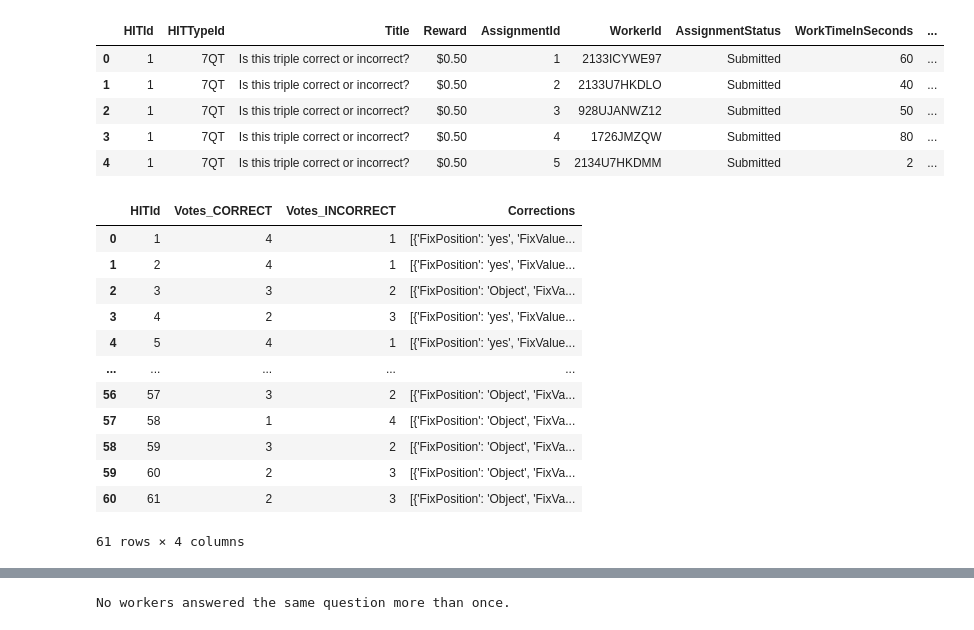
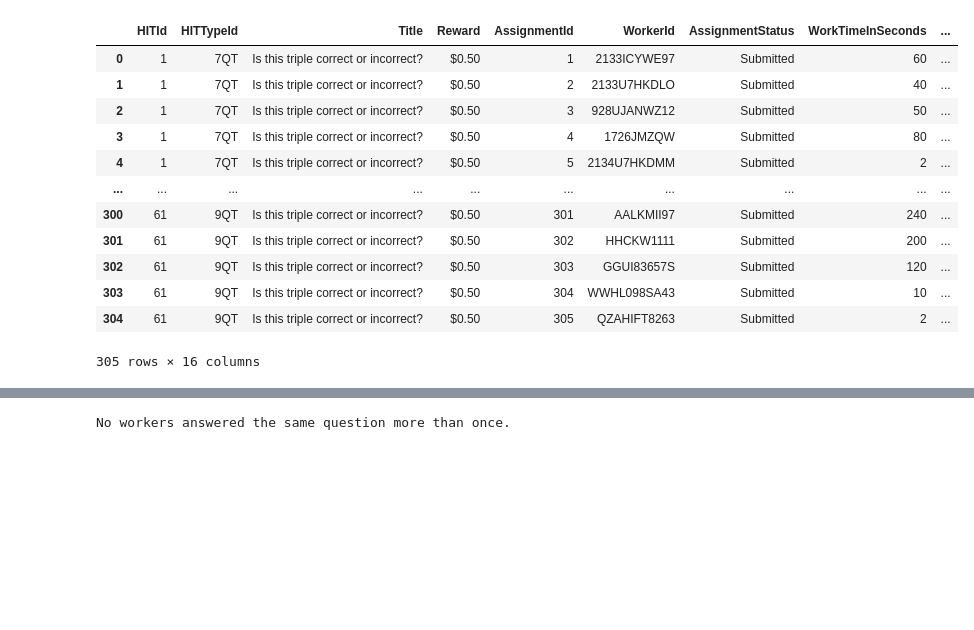
Before and after one commit to random9nessss/HS-24-Advanced-Topics-in-Artificial-Intelligence, a Jupyter notebook: development/crowd_source.ipynb, the cells around one changed output, grey strips where cells are left out. Cells and saved outputs as stored; diff of their text form; code cells hidden in the pictures; blank space fills up the shorter version.

```diff
--- a/development/crowd_source.ipynb
+++ b/development/crowd_source.ipynb
@@ -5,43 +5,20 @@ import matplotlib.pyplot as plt
 # %%
 # read tsv with headers
 with open("./exports/crowd_data.tsv", "r") as f:
     crowd_df = pd.read_csv(f, sep="\t")
 
-crowd_df.head()
+crowd_df
 # %% [output]
 |  | HITId | HITTypeId | Title | Reward | AssignmentId | WorkerId | AssignmentStatus | WorkTimeInSeconds | ... |
 | 0 | 1 | 7QT | Is this triple correct or incorrect? | $0.50 | 1 | 2133ICYWE97 | Submitted | 60 | ... |
 | 1 | 1 | 7QT | Is this triple correct or incorrect? | $0.50 | 2 | 2133U7HKDLO | Submitted | 40 | ... |
 | 2 | 1 | 7QT | Is this triple correct or incorrect? | $0.50 | 3 | 928UJANWZ12 | Submitted | 50 | ... |
 | 3 | 1 | 7QT | Is this triple correct or incorrect? | $0.50 | 4 | 1726JMZQW | Submitted | 80 | ... |
 | 4 | 1 | 7QT | Is this triple correct or incorrect? | $0.50 | 5 | 2134U7HKDMM | Submitted | 2 | ... |
+| ... | ... | ... | ... | ... | ... | ... | ... | ... | ... |
+| 300 | 61 | 9QT | Is this triple correct or incorrect? | $0.50 | 301 | AALKMII97 | Submitted | 240 | ... |
+| 301 | 61 | 9QT | Is this triple correct or incorrect? | $0.50 | 302 | HHCKW1111 | Submitted | 200 | ... |
+| 302 | 61 | 9QT | Is this triple correct or incorrect? | $0.50 | 303 | GGUI83657S | Submitted | 120 | ... |
+| 303 | 61 | 9QT | Is this triple correct or incorrect? | $0.50 | 304 | WWHL098SA43 | Submitted | 10 | ... |
+| 304 | 61 | 9QT | Is this triple correct or incorrect? | $0.50 | 305 | QZAHIFT8263 | Submitted | 2 | ... |
+305 rows × 16 columns
-# %%
-summary_data = []
-
-for hit_id, group in crowd_df.groupby("HITId"):
-    total_correct = group[group["AnswerLabel"] == "CORRECT"].shape[0]
-    total_incorrect = group[group["AnswerLabel"] == "INCORRECT"].shape[0]
-    corrections = group[["FixPosition", "FixValue"]].dropna().to_dict(orient="records")
-    summary_data.append({
-        "HITId": hit_id,
-        "Votes_CORRECT": total_correct,
-        "Votes_INCORRECT": total_incorrect,
-        "Corrections": corrections
-    })
-
-summary_df = pd.DataFrame(summary_data)
-summary_df
-# %% [output]
-|  | HITId | Votes_CORRECT | Votes_INCORRECT | Corrections |
-| 0 | 1 | 4 | 1 | [{'FixPosition': 'yes', 'FixValue... |
-| 1 | 2 | 4 | 1 | [{'FixPosition': 'yes', 'FixValue... |
-| 2 | 3 | 3 | 2 | [{'FixPosition': 'Object', 'FixVa... |
-| 3 | 4 | 2 | 3 | [{'FixPosition': 'yes', 'FixValue... |
-| 4 | 5 | 4 | 1 | [{'FixPosition': 'yes', 'FixValue... |
-| ... | ... | ... | ... | ... |
-| 56 | 57 | 3 | 2 | [{'FixPosition': 'Object', 'FixVa... |
-| 57 | 58 | 1 | 4 | [{'FixPosition': 'Object', 'FixVa... |
-| 58 | 59 | 3 | 2 | [{'FixPosition': 'Object', 'FixVa... |
-| 59 | 60 | 2 | 3 | [{'FixPosition': 'Object', 'FixVa... |
-| 60 | 61 | 2 | 3 | [{'FixPosition': 'Object', 'FixVa... |
-61 rows × 4 columns
```
Also changed, not shown: parts of 9 cells of this notebook.
